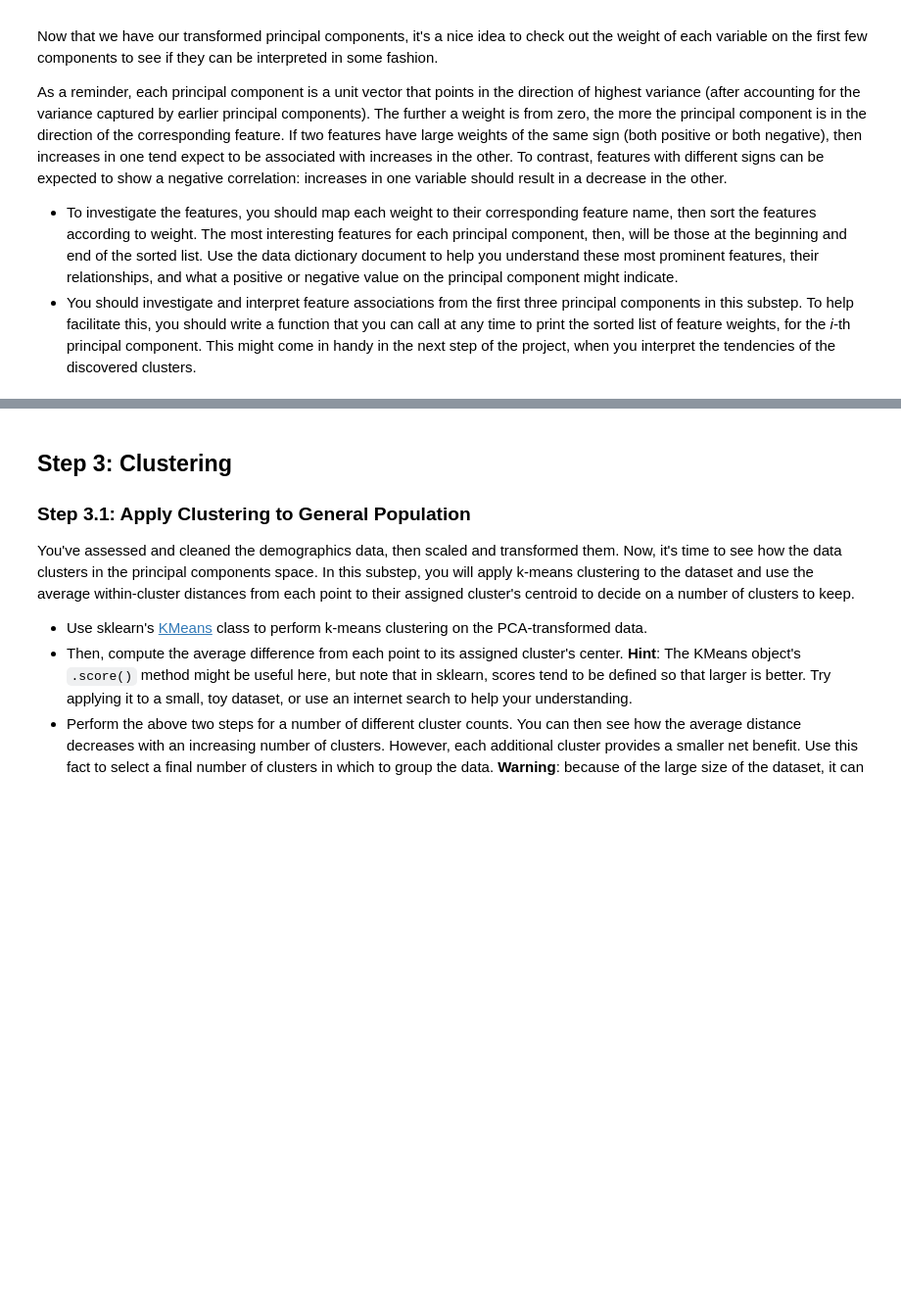
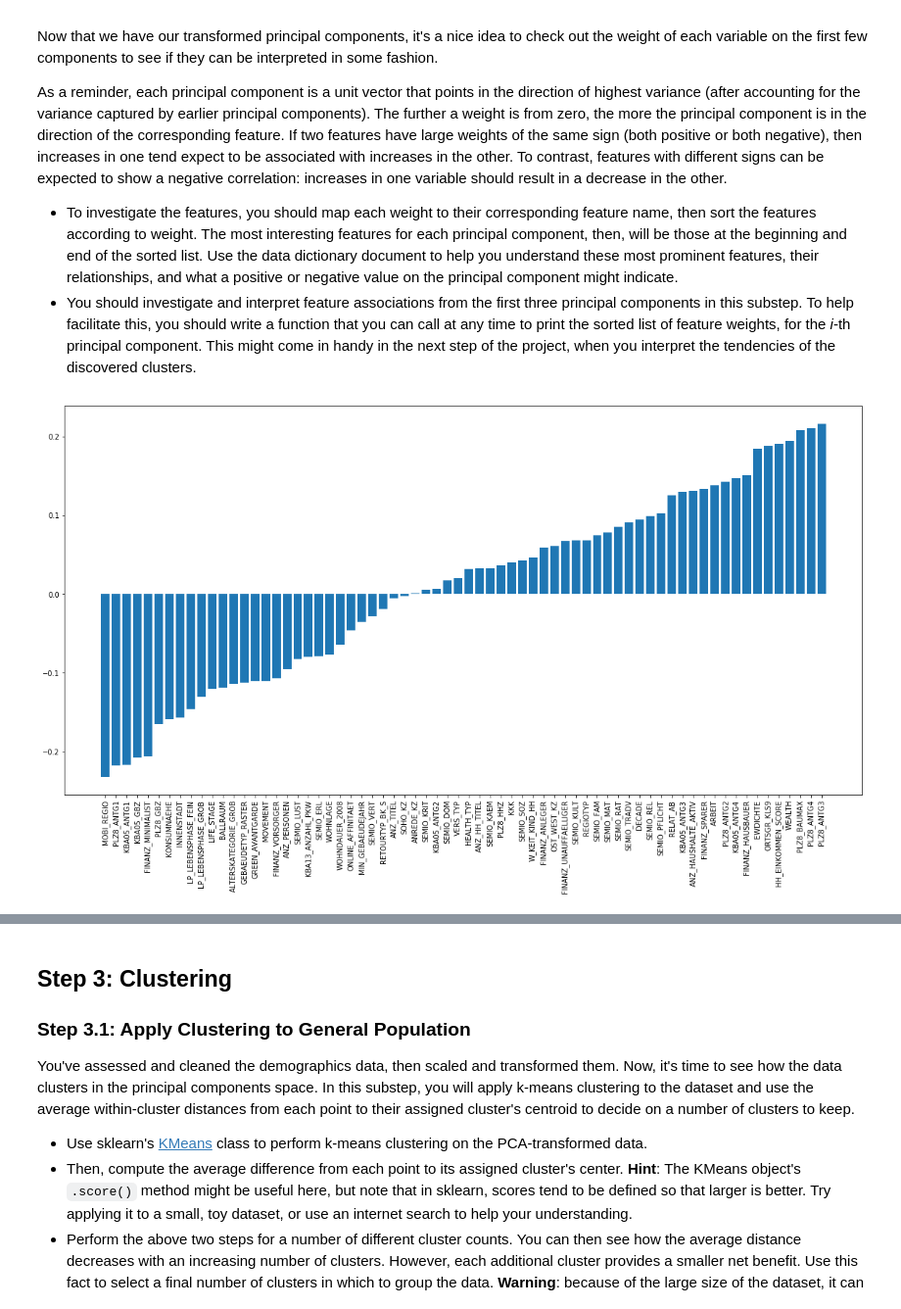
Before and after one commit to sborde/IMLTFND_CustomerSegments, a Jupyter notebook: Identify_Customer_Segments.ipynb, the cells around one changed output, grey strips where cells are left out. Shown: that part at 98% size. Drawn from its saved outputs; the diff is of its cells as text; code cells hidden in the pictures; blank space fills up the shorter version.

```diff
--- a/Identify_Customer_Segments.ipynb
+++ b/Identify_Customer_Segments.ipynb
@@ -541,2 +583,5 @@ On your scaled data, you are now ready to apply dimensionality reduction techniq
 # %%
 # Re-apply PCA to the data while selecting for number of components to retain.
+pca = PCA(n_components=20)
+transformed_data = pca.fit_transform(scaled_df)
+transformed_df = pd.DataFrame(transformed_data, columns=[f'PC{i}' for i in range(1, transformed_data.shape[1]+1)])
@@ -553,11 +598,21 @@ As a reminder, each principal component is a unit vector that points in the dire
 
 - To investigate the features, you should map each weight to their corresponding feature name, then sort the features according to weight. The most interesting features for each principal component, then, will be those at the beginning and end of the sorted list. Use the data dictionary document to help you understand these most prominent features, their relationships, and what a positive or negative value on the principal component might indicate.
 - You should investigate and interpret feature associations from the first three principal components in this substep. To help facilitate this, you should write a function that you can call at any time to print the sorted list of feature weights, for the *i*-th principal component. This might come in handy in the next step of the project, when you interpret the tendencies of the discovered clusters.
+# %%
+def map_features_to_pc(weights, feature_df):
+    sorted_idx = np.argsort(weights)
+    plt.figure(figsize=(20, 10))
+    plt.bar(np.arange(1, weights.shape[0]+1), weights[sorted_idx])
+    plt.xticks(np.arange(1, weights.shape[0]+1), feature_df.iloc[sorted_idx.tolist()]['attribute'], rotation='vertical')
+    plt.show()
 # %%
 # Map weights for the first principal component to corresponding feature names
 # and then print the linked values, sorted by weight.
 # HINT: Try defining a function here or in a new cell that you can reuse in the
 # other cells.
+map_features_to_pc(pca.components_[0, :], feat_info)
+# %% [output]
+[figure, added]
 # %%
 # Map weights for the second principal component to corresponding feature names
 # and then print the linked values, sorted by weight.
```
Also changed, not shown: parts of 24 cells of this notebook.
